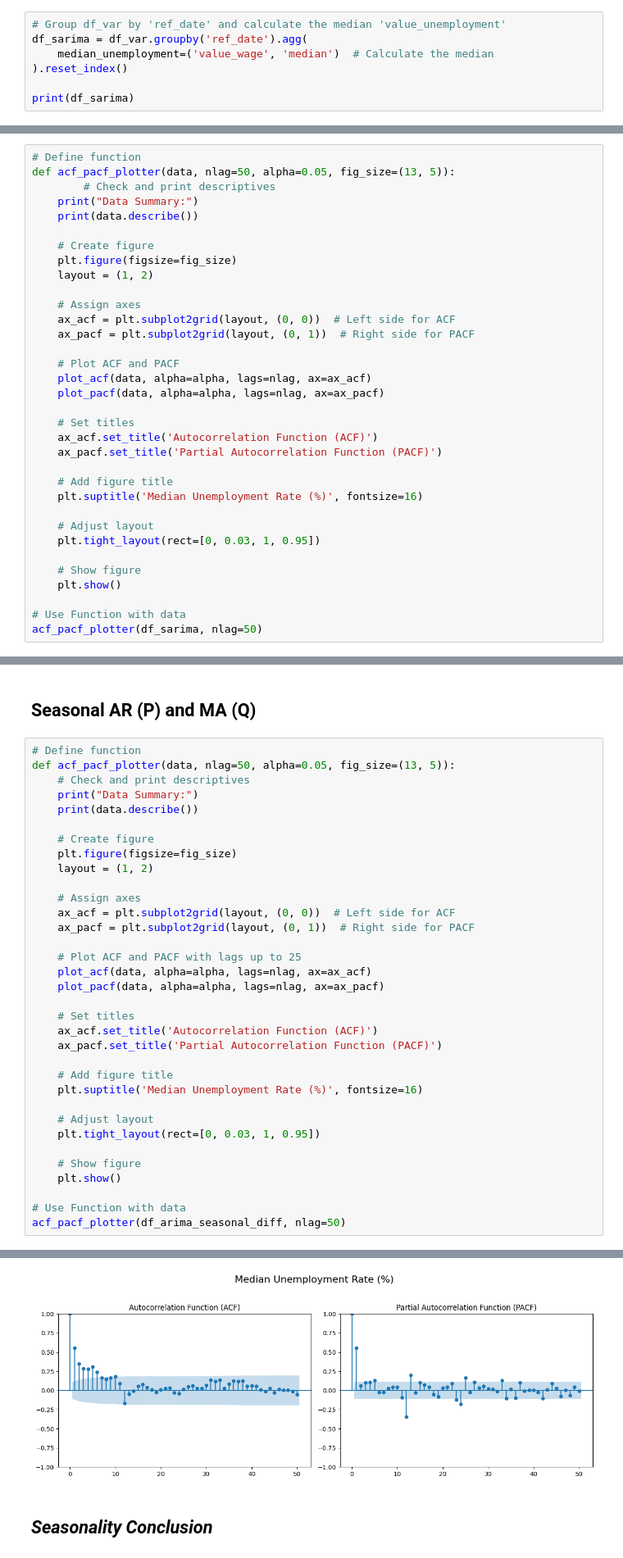
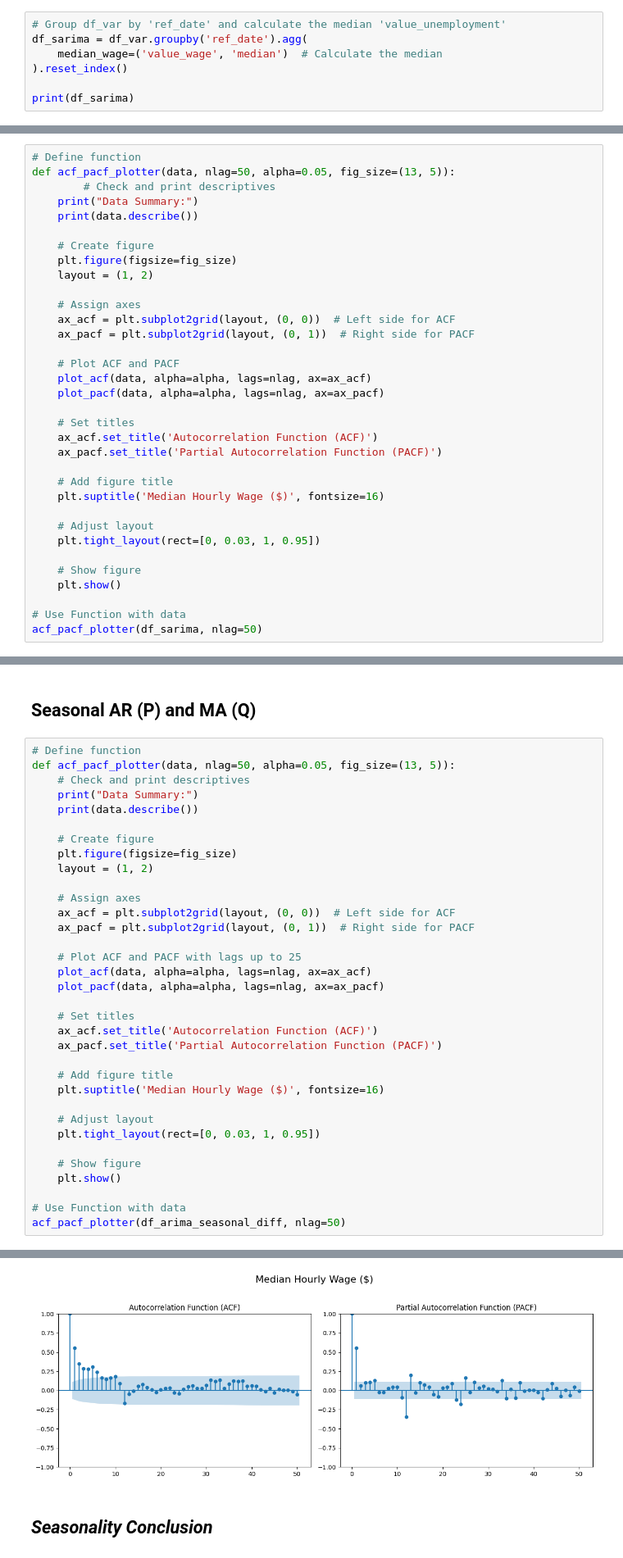
Before and after one commit to nelises/time-series-forecast, a Jupyter notebook: statistical analysis/SARIMA/SARIMA (wage).ipynb, the cells around one changed output, grey strips where cells are left out. Shown at 82% size. Cells and saved outputs as stored; diff of their text form.

```diff
--- a/statistical analysis/SARIMA/SARIMA (wage).ipynb
+++ b/statistical analysis/SARIMA/SARIMA (wage).ipynb
@@ -79,7 +79,7 @@ print(df_var.head())
 # %%
 # Group df_var by 'ref_date' and calculate the median 'value_unemployment'
 df_sarima = df_var.groupby('ref_date').agg(
-    median_unemployment=('value_wage', 'median')  # Calculate the median
+    median_wage=('value_wage', 'median')  # Calculate the median
 ).reset_index()
 
 print(df_sarima)
@@ -221,7 +221,7 @@ def acf_pacf_plotter(data, nlag=50, alpha=0.05, fig_size=(13, 5)):
     ax_pacf.set_title('Partial Autocorrelation Function (PACF)')
 
     # Add figure title
-    plt.suptitle('Median Unemployment Rate (%)', fontsize=16)
+    plt.suptitle('Median Hourly Wage ($)', fontsize=16)
 
     # Adjust layout
     plt.tight_layout(rect=[0, 0.03, 1, 0.95])
@@ -297,7 +297,7 @@ def acf_pacf_plotter(data, nlag=50, alpha=0.05, fig_size=(13, 5)):
     ax_pacf.set_title('Partial Autocorrelation Function (PACF)')
 
     # Add figure title
-    plt.suptitle('Median Unemployment Rate (%)', fontsize=16)
+    plt.suptitle('Median Hourly Wage ($)', fontsize=16)
 
     # Adjust layout
     plt.tight_layout(rect=[0, 0.03, 1, 0.95])
@@ -321,4 +321,4 @@ max               2.062222
-[figure, old version]
+[figure, new version]
 # %% [markdown]
 ## *Seasonality Conclusion*
 # %% [markdown]
```
Also changed, not shown: parts of 10 cells of this notebook, 13 other files.
